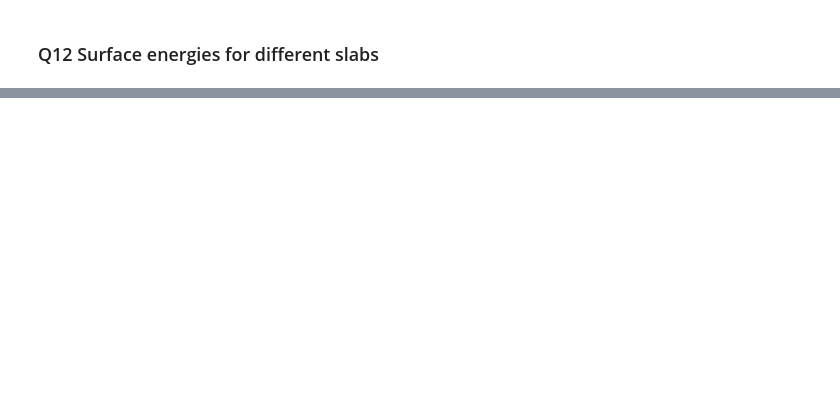
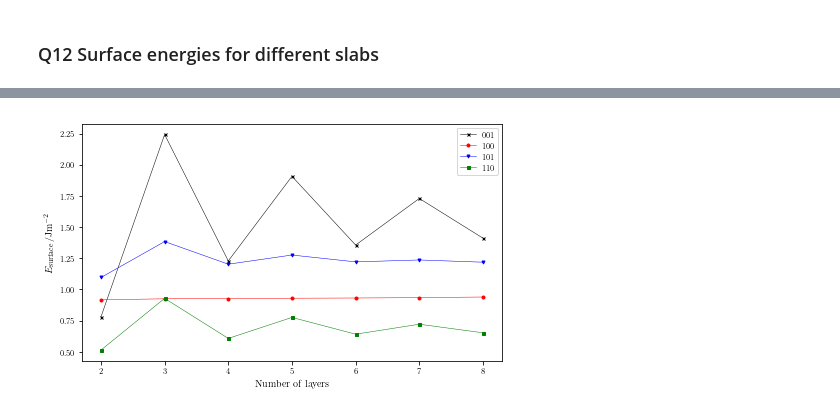
Before and after one commit to tomfroembgen/WP12, a Jupyter notebook: 3_bredow/wp12_3.ipynb, the cells around one changed output, grey strips where cells are left out. Saved outputs shown, nothing was run; the diff lists cells and outputs as text; code cells hidden in the pictures; blank space fills up the shorter version.

```diff
--- a/3_bredow/wp12_3.ipynb
+++ b/3_bredow/wp12_3.ipynb
@@ -115,12 +115,13 @@ def display_side_by_side(*args,titles=cycle([''])):
         html_str+='</td></th>'
     display_html(html_str,raw=True)
 
-eh2kcal = 627.503
+eh2kcal = 627.503 # kcal/mol
 ev2kcal = 23.0609
-eh2kj = 2625.5
+eh2kj = 2625.5 # kj/mol
 ev2kj = 96.4869
 eh2ev =  	27.2107
 ev2eh = 0.0367502
+eh2j = 43.60E-19 # Joule
 # %% [markdown]
 # Main part
 # 5. Bulk Properties of NaCl
@@ -487,0 +626,25 @@ for i, sf in enumerate(surfaces):
+# %%
+slab_001 = pd.read_csv("./ex2/surface-energy-001.csv", delimiter=",")
+slab_100 = pd.read_csv("./ex2/surface-energy-100.csv", delimiter=",")
+slab_101 = pd.read_csv("./ex2/surface-energy-101.csv", delimiter=",")
+slab_110 = pd.read_csv("./ex2/surface-energy-110.csv", delimiter=",")
+
+num_vert_plots = 1
+num_hor_plots = 1
+fig, ax = plt.subplots(num_vert_plots, num_hor_plots, figsize=(fig_width, fig_height))
+
+names = [slab_001, slab_100, slab_101, slab_110]
+labels = ["001", "100", "101", "110"]
+colors = ["k","r", "b", "g"]
+markers = ["x","o", "v", "s"]
+for i, name in enumerate(names):
+      ax.plot(name["n"], name["Surface Energy / J m^-2"], lw = 0.5, color=colors[i], label=labels[i], marker=markers[i], markersize=3)
+      ax.set_xlabel("Number of layers")
+      ax.set_ylabel(r"$E_\mathrm{surface} / \mathrm{Jm^{-2}}$")
+      ax.legend(loc="best", fancybox=True)
+
+fig.tight_layout()
+save_plot_as_pgf(fig, "protocol/Graphen/slab.pgf")
+plt.show()
+# %% [output]
+[figure, added]
```
Also changed, not shown: parts of 7 cells of this notebook, 8 other files.
